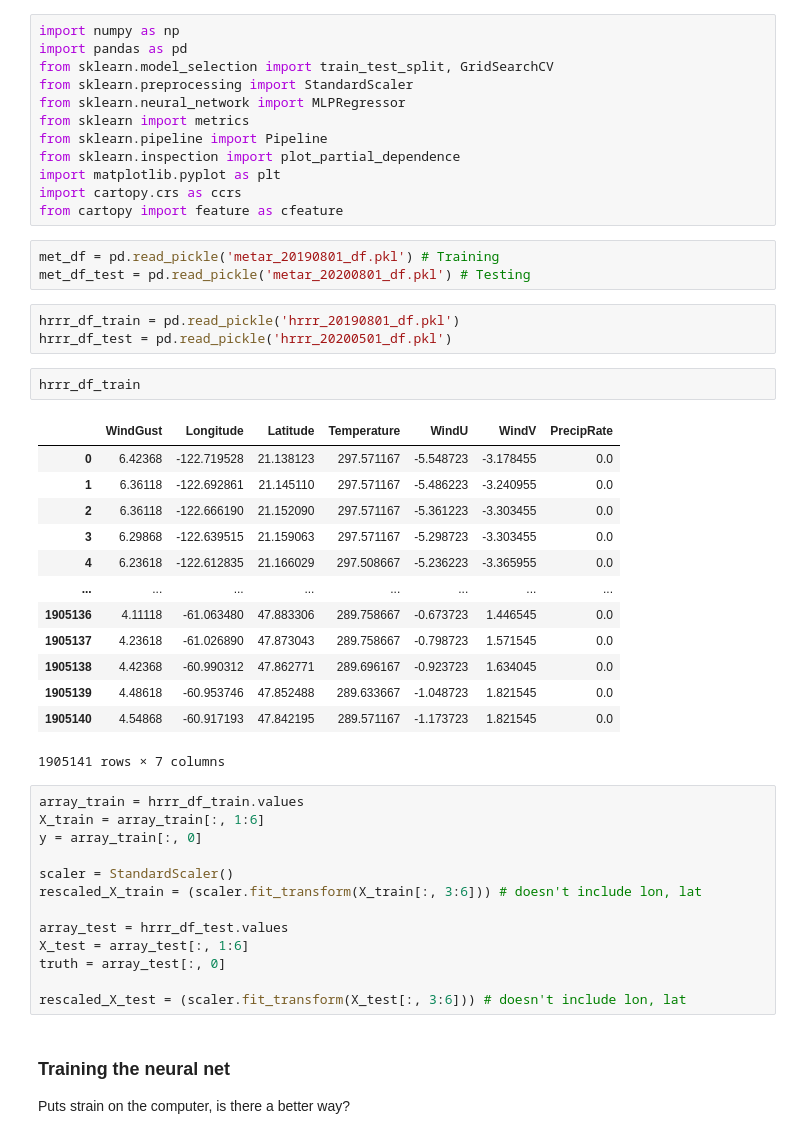
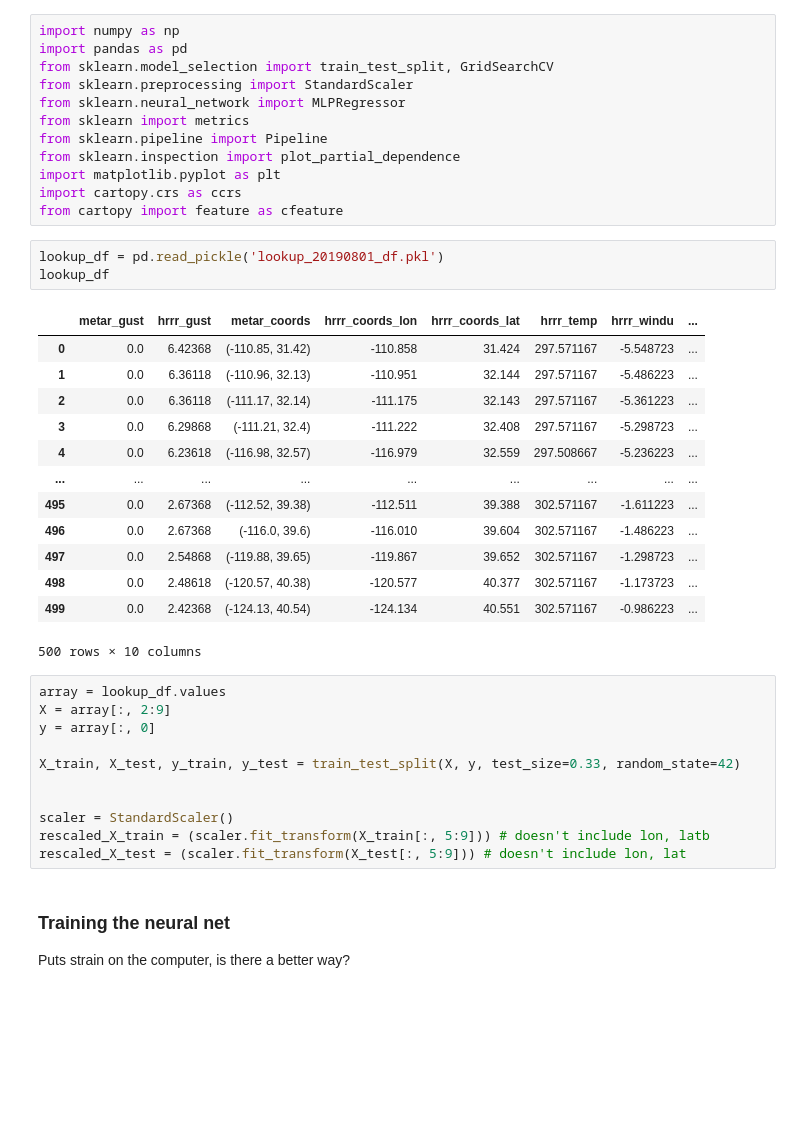
Before and after one commit to jesseturner/Wind-Gust-Predictions, a Jupyter notebook: NN_trained_hrrr.ipynb, the cells around one changed output. Drawn from its saved outputs; the diff is of its cells as text; blank space fills up the shorter version.

Commit message:
Build colocation table now works with HRRR inputs

```diff
--- a/NN_trained_hrrr.ipynb
+++ b/NN_trained_hrrr.ipynb
@@ -10,41 +10,34 @@ from sklearn.inspection import plot_partial_dependence
 import matplotlib.pyplot as plt
 import cartopy.crs as ccrs
 from cartopy import feature as cfeature
-# %%
-met_df = pd.read_pickle('metar_20190801_df.pkl') # Training
-met_df_test = pd.read_pickle('metar_20200801_df.pkl') # Testing
-# %%
-hrrr_df_train = pd.read_pickle('hrrr_20190801_df.pkl')
-hrrr_df_test = pd.read_pickle('hrrr_20200501_df.pkl')
-# %%
-hrrr_df_train
-# %% [output]
-|  | WindGust | Longitude | Latitude | Temperature | WindU | WindV | PrecipRate |
-| 0 | 6.42368 | -122.719528 | 21.138123 | 297.571167 | -5.548723 | -3.178455 | 0.0 |
-| 1 | 6.36118 | -122.692861 | 21.145110 | 297.571167 | -5.486223 | -3.240955 | 0.0 |
-| 2 | 6.36118 | -122.666190 | 21.152090 | 297.571167 | -5.361223 | -3.303455 | 0.0 |
-| 3 | 6.29868 | -122.639515 | 21.159063 | 297.571167 | -5.298723 | -3.303455 | 0.0 |
-| 4 | 6.23618 | -122.612835 | 21.166029 | 297.508667 | -5.236223 | -3.365955 | 0.0 |
-| ... | ... | ... | ... | ... | ... | ... | ... |
-| 1905136 | 4.11118 | -61.063480 | 47.883306 | 289.758667 | -0.673723 | 1.446545 | 0.0 |
-| 1905137 | 4.23618 | -61.026890 | 47.873043 | 289.758667 | -0.798723 | 1.571545 | 0.0 |
-| 1905138 | 4.42368 | -60.990312 | 47.862771 | 289.696167 | -0.923723 | 1.634045 | 0.0 |
-| 1905139 | 4.48618 | -60.953746 | 47.852488 | 289.633667 | -1.048723 | 1.821545 | 0.0 |
-| 1905140 | 4.54868 | -60.917193 | 47.842195 | 289.571167 | -1.173723 | 1.821545 | 0.0 |
-1905141 rows × 7 columns
-# %%
-array_train = hrrr_df_train.values
-X_train = array_train[:, 1:6]
-y = array_train[:, 0]
-
-scaler = StandardScaler()
-rescaled_X_train = (scaler.fit_transform(X_train[:, 3:6])) # doesn't include lon, lat
-
-array_test = hrrr_df_test.values
-X_test = array_test[:, 1:6]
-truth = array_test[:, 0]
-
-rescaled_X_test = (scaler.fit_transform(X_test[:, 3:6])) # doesn't include lon, lat
+# %%
+lookup_df = pd.read_pickle('lookup_20190801_df.pkl')
+lookup_df
+# %% [output]
+|  | metar_gust | hrrr_gust | metar_coords | hrrr_coords_lon | hrrr_coords_lat | hrrr_temp | hrrr_windu | ... |
+| 0 | 0.0 | 6.42368 | (-110.85, 31.42) | -110.858 | 31.424 | 297.571167 | -5.548723 | ... |
+| 1 | 0.0 | 6.36118 | (-110.96, 32.13) | -110.951 | 32.144 | 297.571167 | -5.486223 | ... |
+| 2 | 0.0 | 6.36118 | (-111.17, 32.14) | -111.175 | 32.143 | 297.571167 | -5.361223 | ... |
+| 3 | 0.0 | 6.29868 | (-111.21, 32.4) | -111.222 | 32.408 | 297.571167 | -5.298723 | ... |
+| 4 | 0.0 | 6.23618 | (-116.98, 32.57) | -116.979 | 32.559 | 297.508667 | -5.236223 | ... |
+| ... | ... | ... | ... | ... | ... | ... | ... | ... |
+| 495 | 0.0 | 2.67368 | (-112.52, 39.38) | -112.511 | 39.388 | 302.571167 | -1.611223 | ... |
+| 496 | 0.0 | 2.67368 | (-116.0, 39.6) | -116.010 | 39.604 | 302.571167 | -1.486223 | ... |
+| 497 | 0.0 | 2.54868 | (-119.88, 39.65) | -119.867 | 39.652 | 302.571167 | -1.298723 | ... |
+| 498 | 0.0 | 2.48618 | (-120.57, 40.38) | -120.577 | 40.377 | 302.571167 | -1.173723 | ... |
+| 499 | 0.0 | 2.42368 | (-124.13, 40.54) | -124.134 | 40.551 | 302.571167 | -0.986223 | ... |
+500 rows × 10 columns
+# %%
+array = lookup_df.values
+X = array[:, 2:9]
+y = array[:, 0]
+
+X_train, X_test, y_train, y_test = train_test_split(X, y, test_size=0.33, random_state=42)
+
+
+scaler = StandardScaler()
+rescaled_X_train = (scaler.fit_transform(X_train[:, 5:9])) # doesn't include lon, latb
+rescaled_X_test = (scaler.fit_transform(X_test[:, 5:9])) # doesn't include lon, lat
 # %% [markdown]
 ### Training the neural net
 Puts strain on the computer, is there a better way?
```
Also changed, not shown: parts of 6 cells of this notebook, 3 other files.
